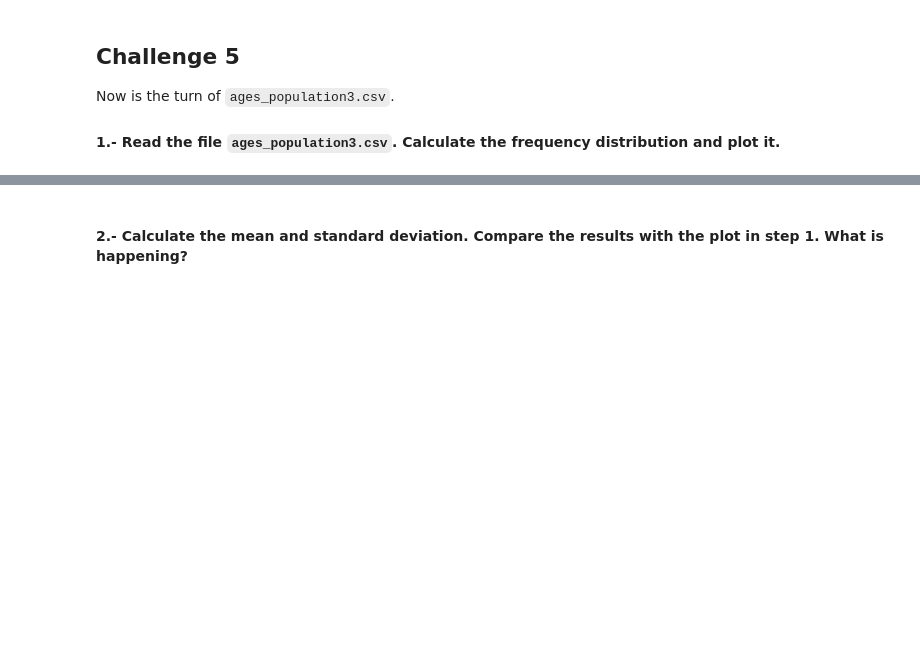
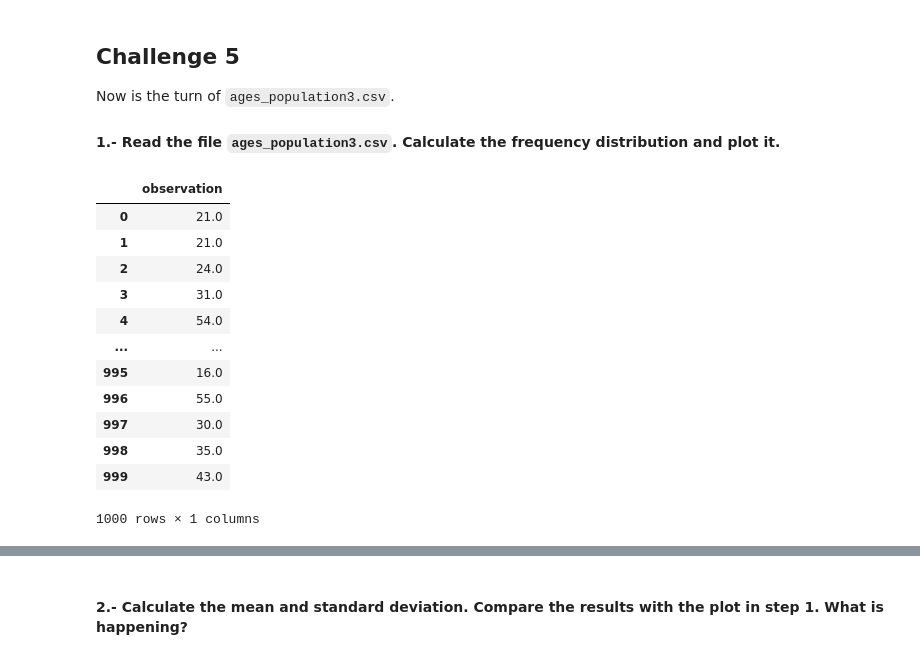
Before and after one commit to ClemenceLegrand/Labs-Ironhack, a Jupyter notebook: module_2/Lab_4_Descriptive-Statistics/main.ipynb, the cells around one changed output, grey strips where cells are left out. Drawn from its saved outputs; the diff is of its cells as text; code cells hidden in the pictures; blank space fills up the shorter version.

```diff
--- a/module_2/Lab_4_Descriptive-Statistics/main.ipynb
+++ b/module_2/Lab_4_Descriptive-Statistics/main.ipynb
@@ -493,0 +492,17 @@ Now is the turn of `ages_population3.csv`.
+# %%
+age_pop=pd.read_csv("/Users/clemence/IRONHACK/Labs-Ironhack/module_2/Lab_4_Descriptive-Statistics/ages_population3.csv")
+age_pop
+# %% [output]
+|  | observation |
+| 0 | 21.0 |
+| 1 | 21.0 |
+| 2 | 24.0 |
+| 3 | 31.0 |
+| 4 | 54.0 |
+| ... | ... |
+| 995 | 16.0 |
+| 996 | 55.0 |
+| 997 | 30.0 |
+| 998 | 35.0 |
+| 999 | 43.0 |
+1000 rows × 1 columns
```
Also changed, not shown: parts of 16 cells of this notebook, 1 other file.
